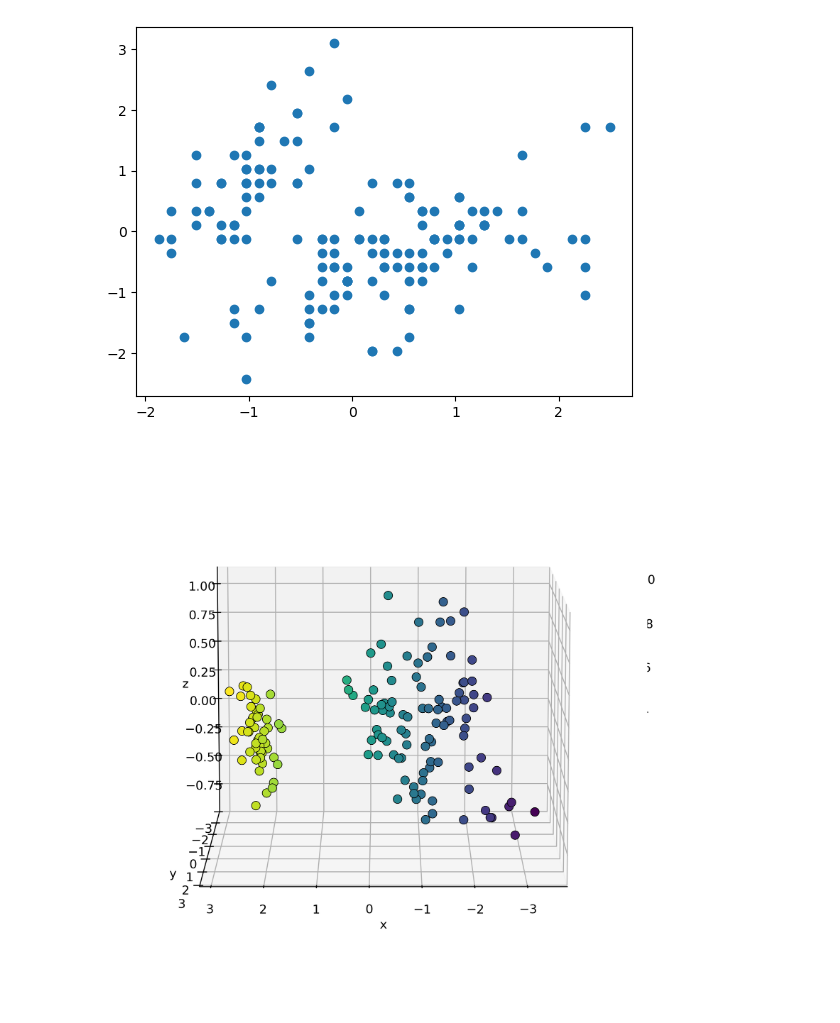
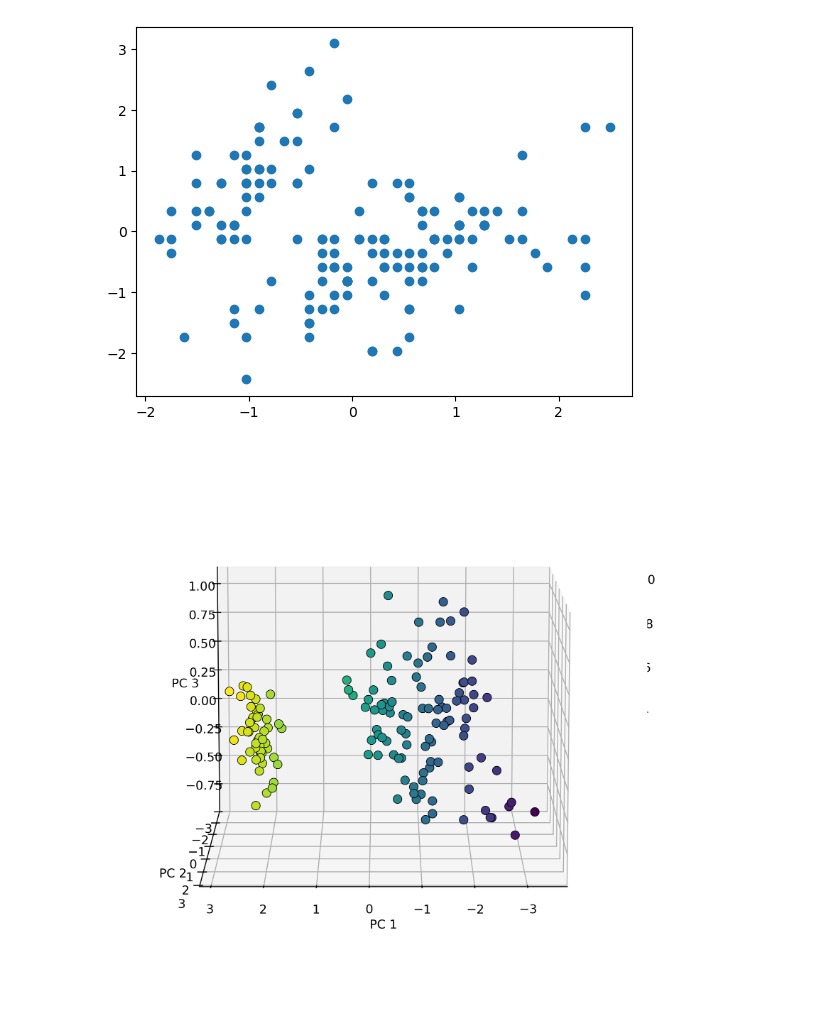
Before and after one commit to xyro-coder/Variational_Autoencoders, a Jupyter notebook: vae-building-blocks/pca.ipynb, the cells around one changed output. Saved outputs shown, nothing was run; the diff lists cells and outputs as text; code cells hidden in the pictures.

```diff
--- a/vae-building-blocks/pca.ipynb
+++ b/vae-building-blocks/pca.ipynb
@@ -174,23 +170,23 @@ projected_data = PCA(X, 3)
 # %%
 
 
 fig = plt.figure(figsize=(10, 8), dpi=300)
 ax = fig.add_subplot(111, projection='3d')
 
 x = projected_data[:, 0]
 y = projected_data[:, 1]
 z = projected_data[:, 2]
 
 
 ax = plt.axes(projection='3d')
 ax.scatter3D(x, y , z,c=x ,alpha=1, s=50, cmap='viridis', edgecolors='black', linewidth=0.5)
 
-ax.set_xlabel('x')
-ax.set_ylabel('y')
-ax.set_zlabel('z')
+ax.set_xlabel('PC 1')
+ax.set_ylabel('PC 2')
+ax.set_zlabel('PC 3')
 
 ax.view_init(elev=10, azim=90)
 principal_axes_3d = np.eye(3)
 plt.show()
 # %% [output]
-[figure, old version]
+[figure, new version]
```
Also changed, not shown: parts of 1 cell of this notebook.
